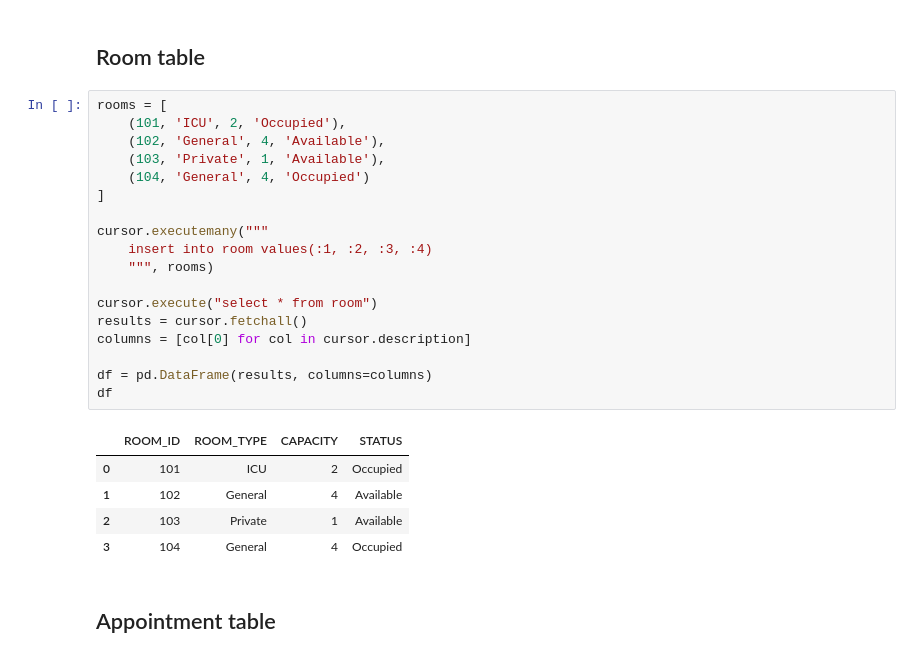
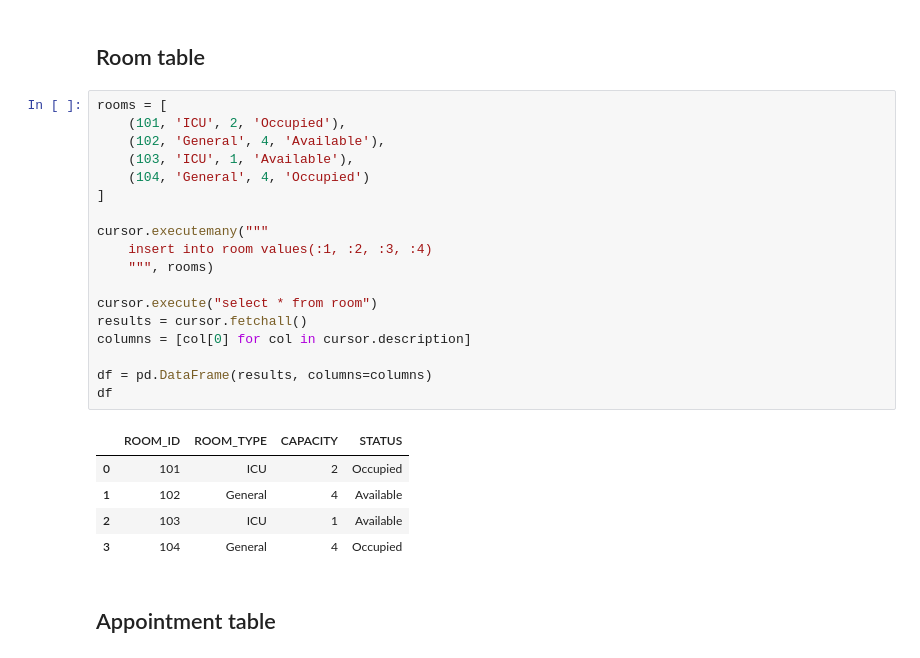
Before and after one commit to TheMagitian/hospital-normalization, a Jupyter notebook: hospital-normalization.ipynb, the cells around one changed output. Cells and saved outputs as stored; diff of their text form.

```diff
--- a/hospital-normalization.ipynb
+++ b/hospital-normalization.ipynb
@@ -261,26 +263,26 @@ df
 # %%
 rooms = [
     (101, 'ICU', 2, 'Occupied'),
     (102, 'General', 4, 'Available'),
-    (103, 'Private', 1, 'Available'),
+    (103, 'ICU', 1, 'Available'),
     (104, 'General', 4, 'Occupied')
 ]
 
 cursor.executemany("""
     insert into room values(:1, :2, :3, :4)
     """, rooms)
 
 cursor.execute("select * from room")
 results = cursor.fetchall()
 columns = [col[0] for col in cursor.description]
 
 df = pd.DataFrame(results, columns=columns)
 df
 # %% [output]
 |  | ROOM_ID | ROOM_TYPE | CAPACITY | STATUS |
 | 0 | 101 | ICU | 2 | Occupied |
 | 1 | 102 | General | 4 | Available |
-| 2 | 103 | Private | 1 | Available |
+| 2 | 103 | ICU | 1 | Available |
 | 3 | 104 | General | 4 | Occupied |
 # %% [markdown]
 ## Appointment table
```
Also changed, not shown: parts of 12 cells of this notebook.
